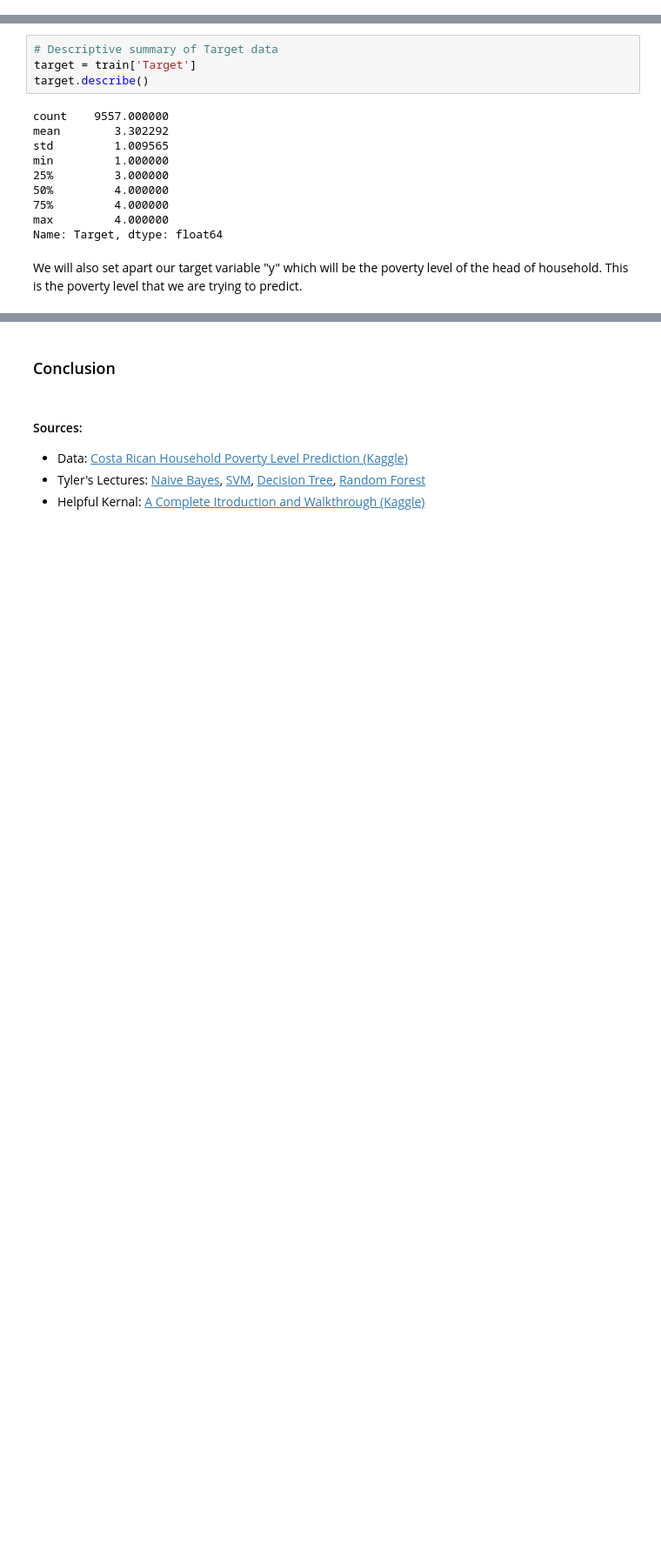
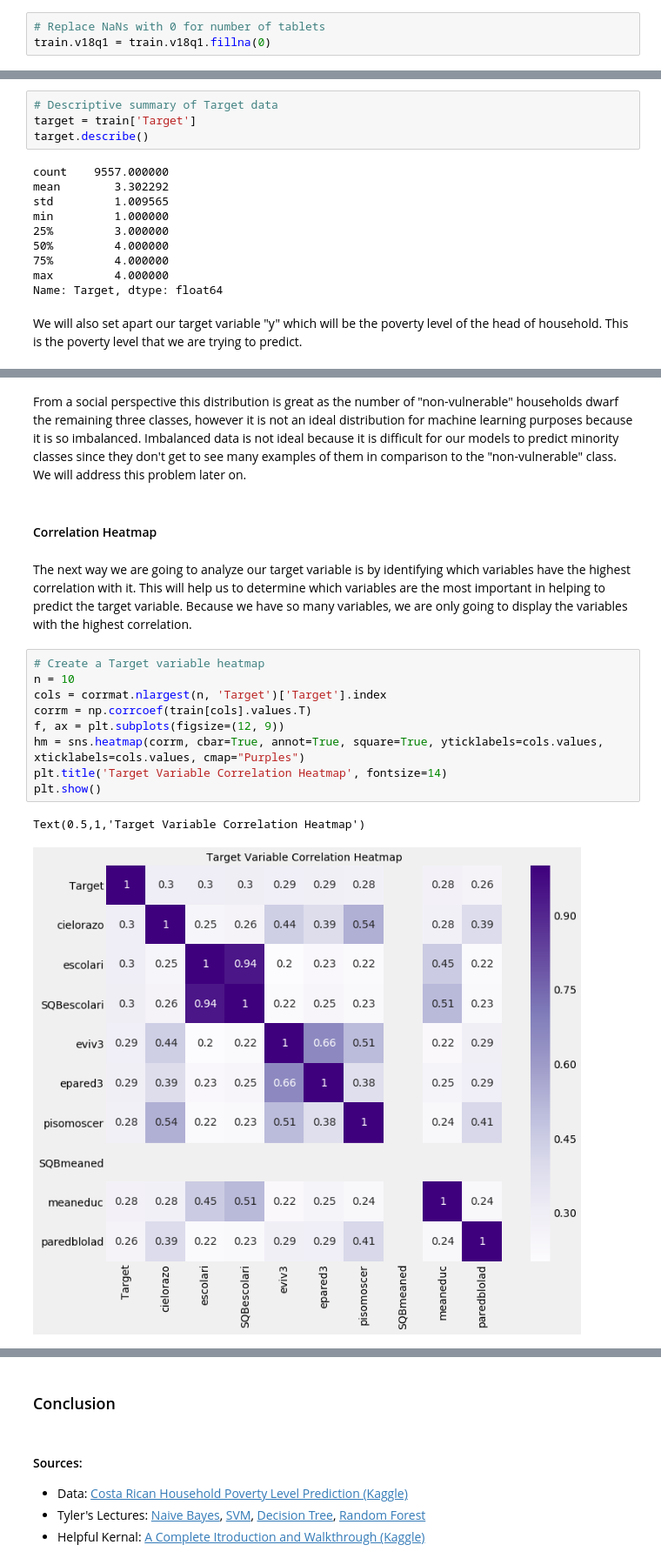
Before and after one commit to spencerrwise/homework4, a Jupyter notebook: Homework_4.ipynb, the cells around one changed output, grey strips where cells are left out. Shown: that part at 87% size. Saved outputs shown, nothing was run; the diff lists cells and outputs as text; blank space fills up the shorter version.

```diff
--- a/Homework_4.ipynb
+++ b/Homework_4.ipynb
@@ -385,0 +406,3 @@ For the rest of the missing values that can't be explained by home ownership, th
+# %%
+# Replace NaNs with 0 for number of tablets
+train.v18q1 = train.v18q1.fillna(0)
@@ -417,0 +535,18 @@ The next thing we'll want to do is get an idea of the distribution of the `Targe
+# %% [markdown]
+From a social perspective this distribution is great as the number of "non-vulnerable" households dwarf the remaining three classes, however it is not an ideal distribution for machine learning purposes because it is so imbalanced. Imbalanced data is not ideal because it is difficult for our models to predict minority classes since they don't get to see many examples of them in comparison to the "non-vulnerable" class. We will address this problem later on.
+# %% [markdown]
+#### Correlation Heatmap
+# %% [markdown]
+The next way we are going to analyze our target variable is by identifying which variables have the highest correlation with it. This will help us to determine which variables are the most important in helping to predict the target variable. Because we have so many variables, we are only going to display the variables with the highest correlation.
+# %%
+# Create a Target variable heatmap
+n = 10
+cols = corrmat.nlargest(n, 'Target')['Target'].index
+corrm = np.corrcoef(train[cols].values.T)
+f, ax = plt.subplots(figsize=(12, 9))
+hm = sns.heatmap(corrm, cbar=True, annot=True, square=True, yticklabels=cols.values, xticklabels=cols.values, cmap="Purples")
+plt.title('Target Variable Correlation Heatmap', fontsize=14)
+plt.show()
+# %% [output]
+Text(0.5,1,'Target Variable Correlation Heatmap')
+[figure, added]
```
Also changed, not shown: parts of 33 cells of this notebook.
